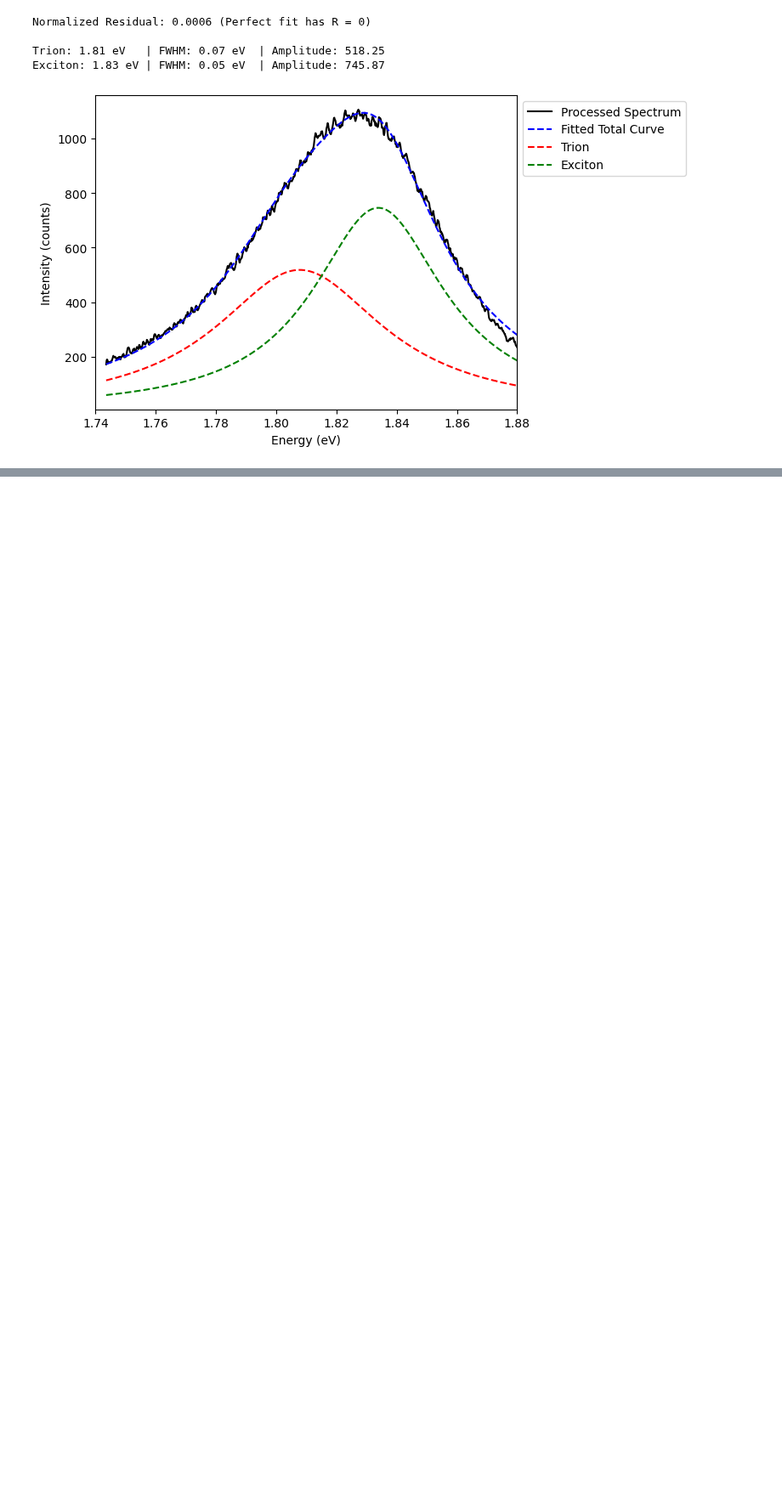
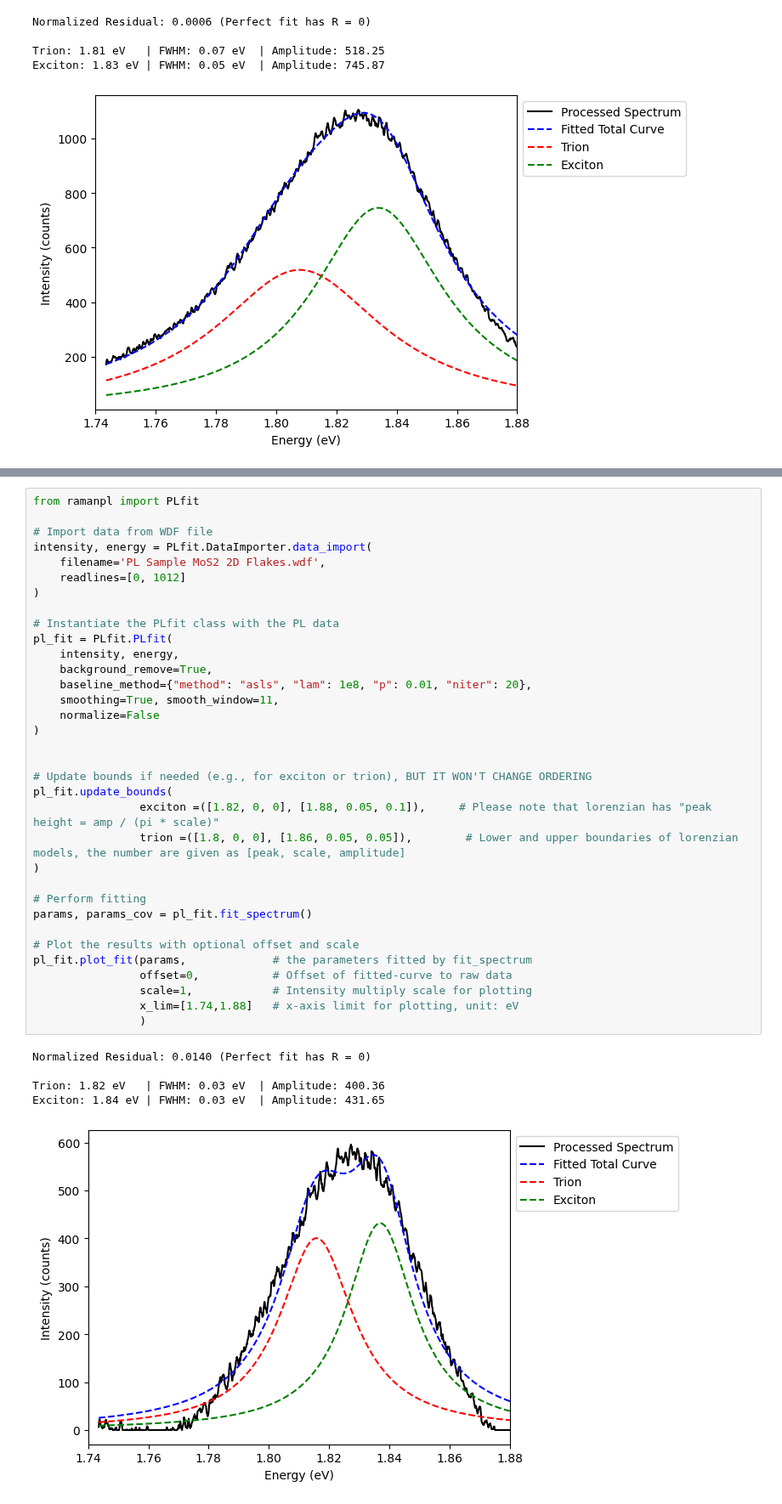
Before and after one commit to barry063/RamanPL_2D, a Jupyter notebook: example-usage/PLfit/PL_component.ipynb, the cells around one changed output, grey strips where cells are left out. Shown at 85% size. Drawn from its saved outputs; the diff is of its cells as text; blank space fills up the shorter version.

```diff
--- a/example-usage/PLfit/PL_component.ipynb
+++ b/example-usage/PLfit/PL_component.ipynb
@@ -52,0 +122,40 @@ Exciton: 1.83 eV | FWHM: 0.05 eV  | Amplitude: 745.87
+# %%
+from ramanpl import PLfit
+
+# Import data from WDF file
+intensity, energy = PLfit.DataImporter.data_import(
+    filename='PL Sample MoS2 2D Flakes.wdf',
+    readlines=[0, 1012]
+)
+
+# Instantiate the PLfit class with the PL data
+pl_fit = PLfit.PLfit(
+    intensity, energy,
+    background_remove=True,
+    baseline_method={"method": "asls", "lam": 1e8, "p": 0.01, "niter": 20},
+    smoothing=True, smooth_window=11,
+    normalize=False
+)
+
+
+# Update bounds if needed (e.g., for exciton or trion), BUT IT WON'T CHANGE ORDERING
+pl_fit.update_bounds(
+                exciton =([1.82, 0, 0], [1.88, 0.05, 0.1]),     # Please note that lorenzian has "peak height = amp / (pi * scale)"
+                trion =([1.8, 0, 0], [1.86, 0.05, 0.05]),        # Lower and upper boundaries of lorenzian models, the number are given as [peak, scale, amplitude]
+)
+
+# Perform fitting
+params, params_cov = pl_fit.fit_spectrum()
+
+# Plot the results with optional offset and scale
+pl_fit.plot_fit(params,             # the parameters fitted by fit_spectrum
+                offset=0,           # Offset of fitted-curve to raw data
+                scale=1,            # Intensity multiply scale for plotting
+                x_lim=[1.74,1.88]   # x-axis limit for plotting, unit: eV
+                )
+# %% [output]
+Normalized Residual: 0.0140 (Perfect fit has R = 0)
+
+Trion: 1.82 eV   | FWHM: 0.03 eV  | Amplitude: 400.36
+Exciton: 1.84 eV | FWHM: 0.03 eV  | Amplitude: 431.65
+[figure, added]
```
Also changed, not shown: parts of 9 cells of this notebook, 9 other files.
